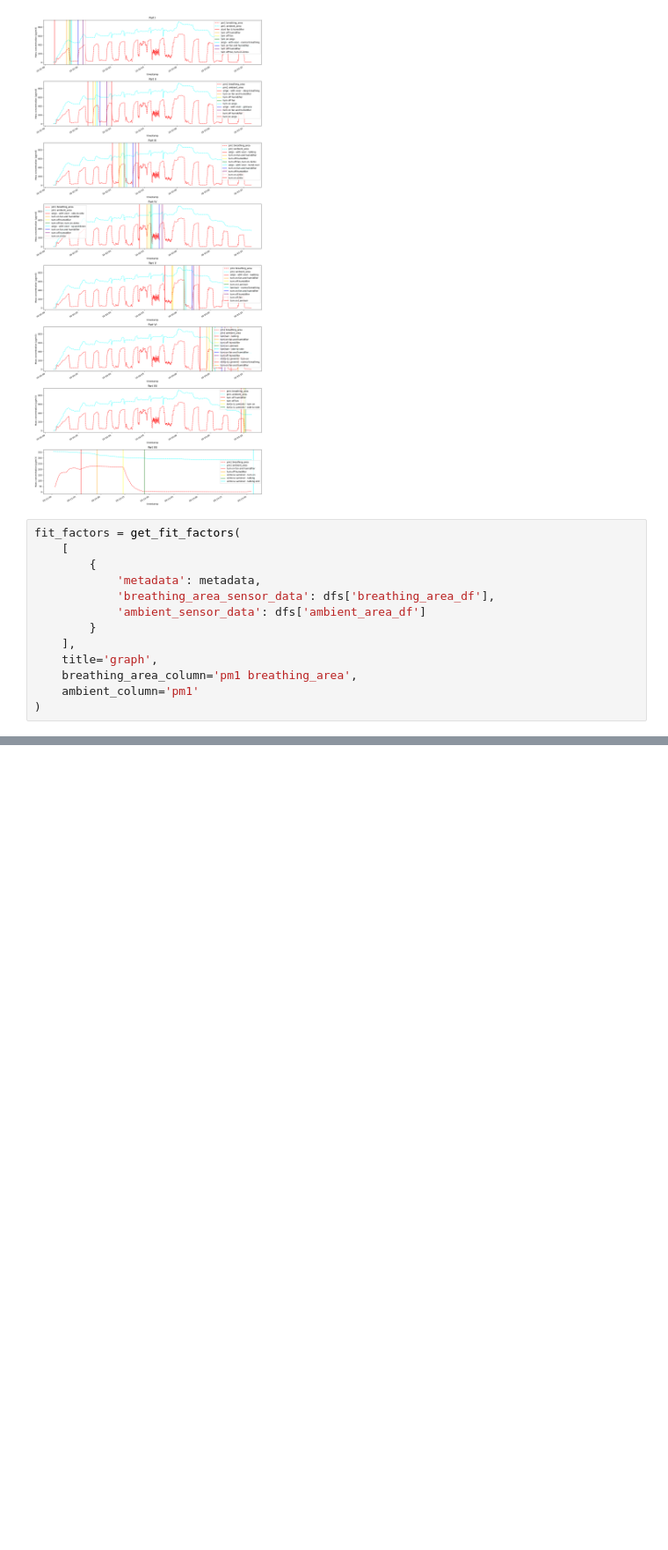
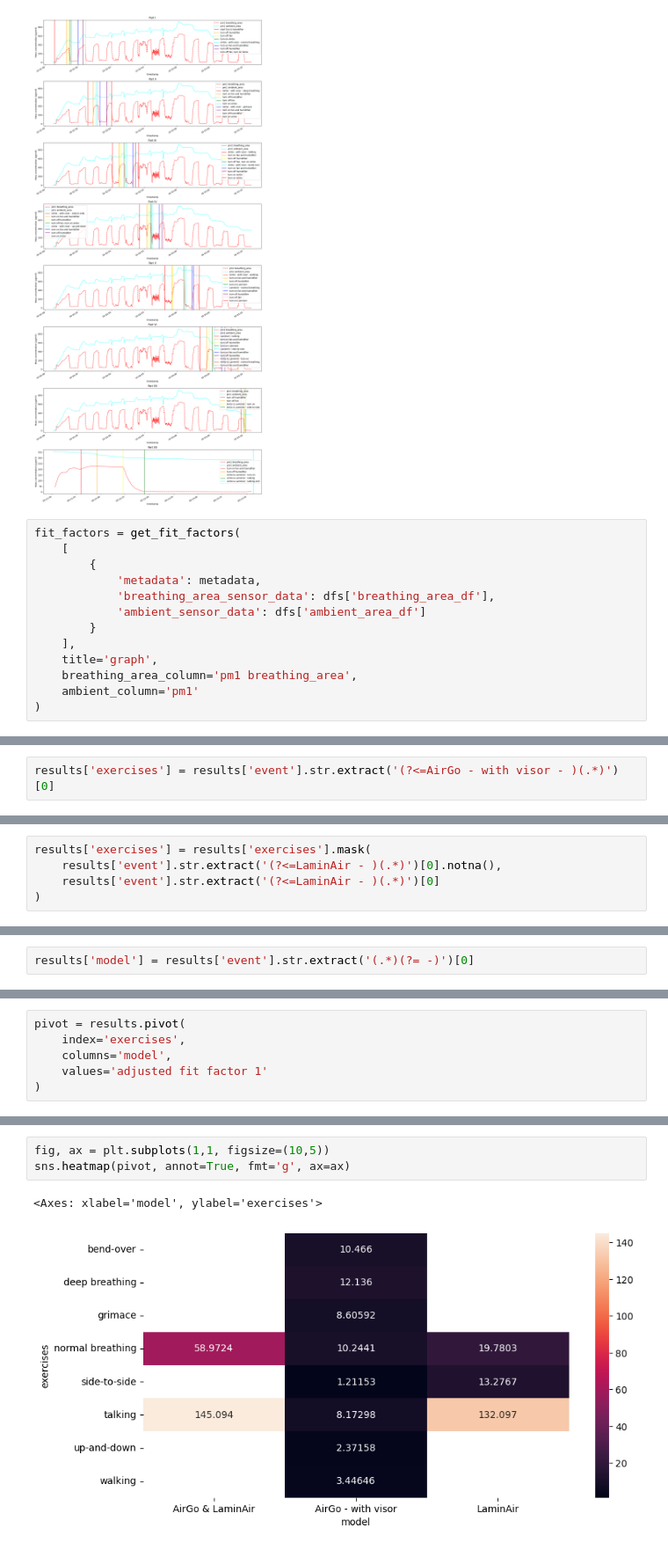
Before and after one commit to Edderic/iaq, a Jupyter notebook: notebooks/milestone-eoy-2023.ipynb, the cells around one changed output, grey strips where cells are left out. Shown at 88% size. Cells and saved outputs as stored; diff of their text form; blank space fills up the shorter version.

```diff
--- a/notebooks/milestone-eoy-2023.ipynb
+++ b/notebooks/milestone-eoy-2023.ipynb
@@ -405,0 +493,2 @@ fit_factors
+# %%
+results['exercises'] = results['event'].str.extract('(?<=AirGo - with visor - )(.*)')[0]
@@ -405,0 +512,5 @@ fit_factors
+# %%
+results['exercises'] = results['exercises'].mask(
+    results['event'].str.extract('(?<=LaminAir - )(.*)')[0].notna(),
+    results['event'].str.extract('(?<=LaminAir - )(.*)')[0]
+)
@@ -405,0 +534,2 @@ fit_factors
+# %%
+results['model'] = results['event'].str.extract('(.*)(?= -)')[0]
@@ -405,0 +553,6 @@ fit_factors
+# %%
+pivot = results.pivot(
+    index='exercises',
+    columns='model',
+    values='adjusted fit factor 1'
+)
@@ -405,0 +572,6 @@ fit_factors
+# %%
+fig, ax = plt.subplots(1,1, figsize=(10,5))
+sns.heatmap(pivot, annot=True, fmt='g', ax=ax)
+# %% [output]
+<Axes: xlabel='model', ylabel='exercises'>
+[figure, added]
```
Also changed, not shown: parts of 14 cells of this notebook.
